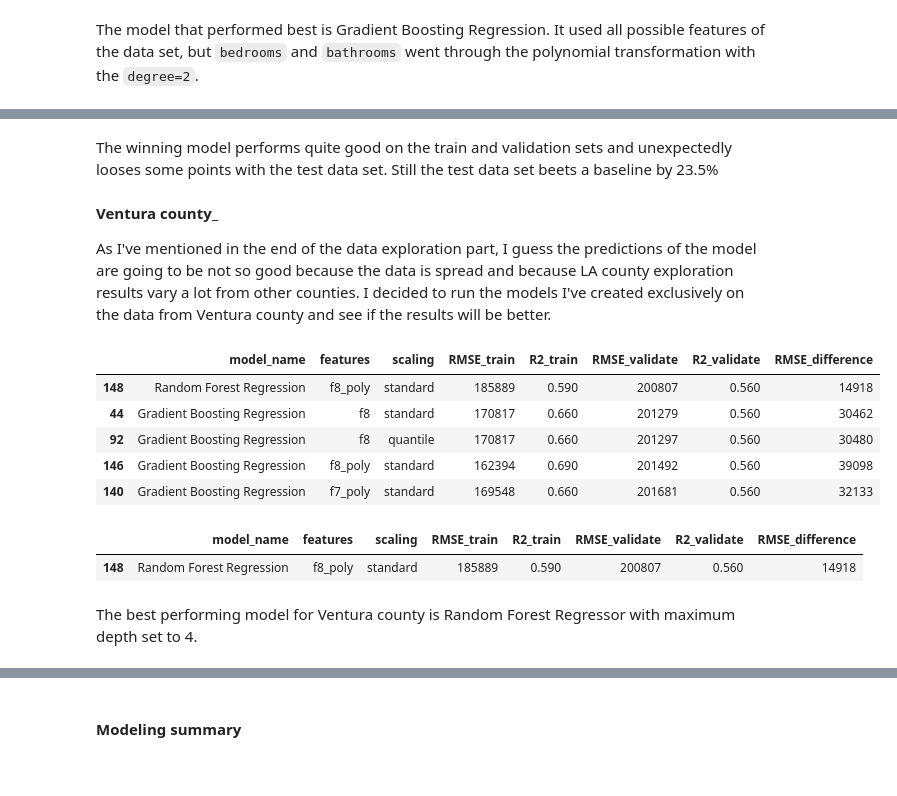
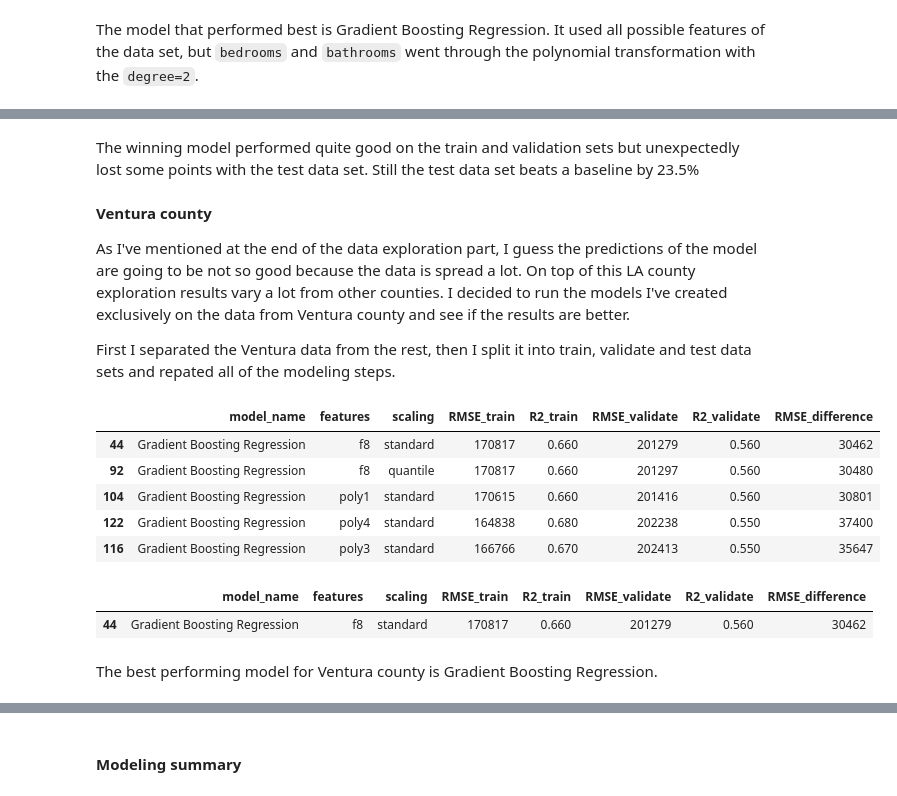
Before and after one commit to nadia-paz/zillow-project, a Jupyter notebook: zillow-project.ipynb, the cells around one changed output, grey strips where cells are left out. Cells and saved outputs as stored; diff of their text form; code cells hidden in the pictures.

Commit message:
add modeling text

```diff
--- a/zillow-project.ipynb
+++ b/zillow-project.ipynb
@@ -339,8 +344,10 @@ md.run_best_model()
 | 7 | R2 Test | 0.380 |
 | 8 | Beats a basline by: | 23.5% |
 # %% [markdown]
-The winning model performs quite good on the train and validation sets and unexpectedly looses some points with the test data set. Still the test data set beets a baseline by 23.5%
+The winning model performed quite good on the train and validation sets but unexpectedly lost some points with the test data set. Still the test data set beats a baseline by 23.5%
 # %% [markdown]
-__Ventura county___
+**Ventura county**
 
-As I've mentioned in the end of the data exploration part, I guess the predictions of the model are going to be not so good because the data is spread and because LA county exploration results vary a lot from other counties. I decided to run the models I've created exclusively on the data from Ventura county and see if the results will be better.
+As I've mentioned at the end of the data exploration part, I guess the predictions of the model are going to be not so good because the data is spread a lot. On top of this LA county exploration results vary a lot from other counties. I decided to run the models I've created exclusively on the data from Ventura county and see if the results are better.
+
+First I separated the Ventura data from the rest, then I split it into train, validate and test data sets and repated all of the modeling steps.
@@ -347,15 +357,19 @@ As I've mentioned in the end of the data exploration part, I guess the predictio
 # %%
-mv.run_all_models()
-mv.select_best_model(mv.scores)
+# show 5 best perfoming models
+best_ventura = mv.select_best_model(mv.scores)
 # %% [output]
 |  | model_name | features | scaling | RMSE_train | R2_train | RMSE_validate | R2_validate | RMSE_difference |
-| 148 | Random Forest Regression | f8_poly | standard | 185889 | 0.590 | 200807 | 0.560 | 14918 |
 | 44 | Gradient Boosting Regression | f8 | standard | 170817 | 0.660 | 201279 | 0.560 | 30462 |
 | 92 | Gradient Boosting Regression | f8 | quantile | 170817 | 0.660 | 201297 | 0.560 | 30480 |
-| 146 | Gradient Boosting Regression | f8_poly | standard | 162394 | 0.690 | 201492 | 0.560 | 39098 |
-| 140 | Gradient Boosting Regression | f7_poly | standard | 169548 | 0.660 | 201681 | 0.560 | 32133 |
+| 104 | Gradient Boosting Regression | poly1 | standard | 170615 | 0.660 | 201416 | 0.560 | 30801 |
+| 122 | Gradient Boosting Regression | poly4 | standard | 164838 | 0.680 | 202238 | 0.550 | 37400 |
+| 116 | Gradient Boosting Regression | poly3 | standard | 166766 | 0.670 | 202413 | 0.550 | 35647 |
-|  | model_name | features | scaling | RMSE_train | R2_train | RMSE_validate | R2_validate | RMSE_difference |
-| 148 | Random Forest Regression | f8_poly | standard | 185889 | 0.590 | 200807 | 0.560 | 14918 |
+# %%
+# display the best model for Ventura county
+best_ventura
+# %% [output]
+|  | model_name | features | scaling | RMSE_train | R2_train | RMSE_validate | R2_validate | RMSE_difference |
+| 44 | Gradient Boosting Regression | f8 | standard | 170817 | 0.660 | 201279 | 0.560 | 30462 |
 # %% [markdown]
-The best performing model for Ventura county is Random Forest Regressor with maximum depth set to 4.
+The best performing model for Ventura county is Gradient Boosting Regression.
 # %%
```
Also changed, not shown: parts of 38 cells of this notebook.
